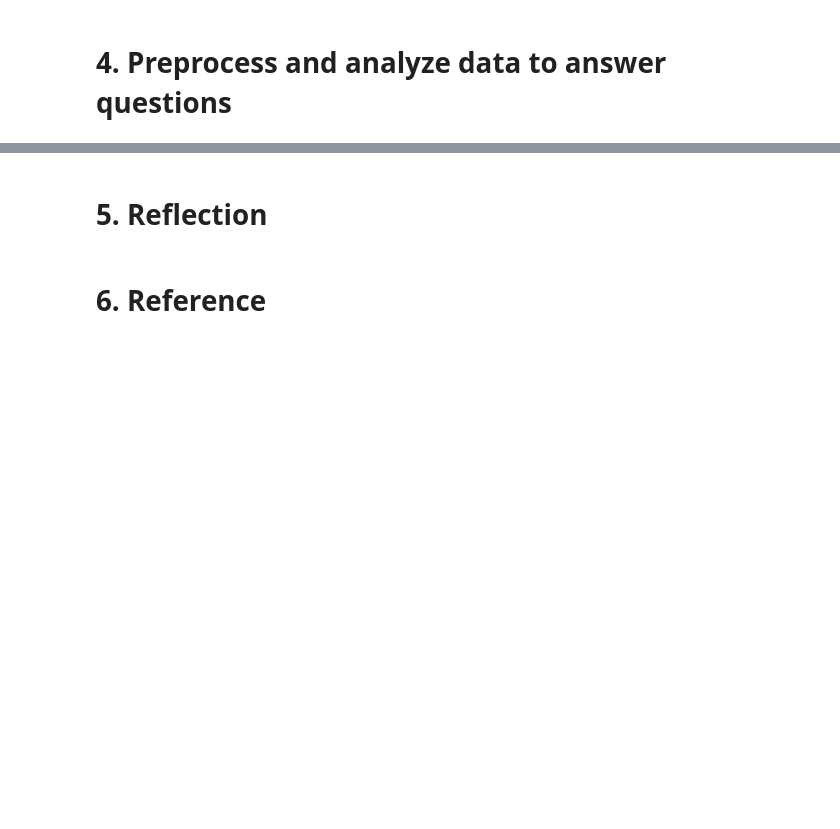
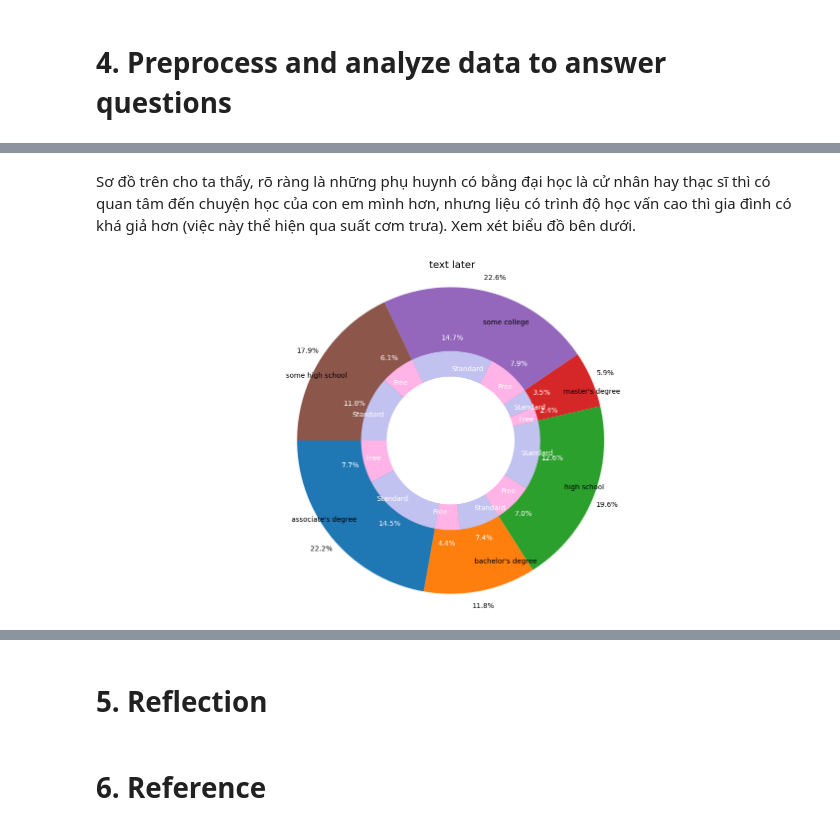
Before and after one commit to PNTAN19/LTKHDL, a Jupyter notebook: Students_Performance.ipynb, the cells around one changed output, grey strips where cells are left out. Saved outputs shown, nothing was run; the diff lists cells and outputs as text; code cells hidden in the pictures; blank space fills up the shorter version.

```diff
--- a/Students_Performance.ipynb
+++ b/Students_Performance.ipynb
@@ -430,0 +365,42 @@ plt.show()
+# %% [markdown]
+Sơ đồ trên cho ta thấy, rõ ràng là những phụ huynh có bằng đại học là cử nhân hay thạc sĩ thì có quan tâm đến chuyện học của con em mình hơn, nhưng liệu có trình độ học vấn cao thì gia đình có khá giả hơn (việc này thể hiện qua suất cơm trưa). Xem xét biểu đồ bên dưới.
+# %%
+plt.figure(figsize=(20, 10))
+gpa_counts = pd.crosstab(df["parental level of education"], df["lunch"])
+totals_labels = gpa_counts.index
+totals = gpa_counts.values.sum(axis=1)
+by_gender = gpa_counts.values.flatten()
+by_gender_labels = len(gpa_counts) * ["Free", "Standard"]
+
+by_gender_colors = len(gpa_counts) * ['#ffb3e6', '#c2c2f0']
+explode = (0.3,0.3,0.3,0.3,0.3)
+
+plt.pie(totals,
+        labels=totals_labels,
+        autopct='%1.1f%%',
+        pctdistance=1.1,
+        labeldistance=0.8,
+        startangle=180,
+        textprops={'fontsize': 14},
+        radius=12)
+plt.pie(by_gender,
+        labels=by_gender_labels,
+        colors=by_gender_colors,
+        autopct='%1.1f%%',
+        pctdistance=1.15,
+        labeldistance=0.8,
+        startangle=180,
+        textprops={'fontsize': 14, 'color': 'white'},
+        radius=7)
+
+centre_circle = plt.Circle((0,0), 5, color='black', fc='white',linewidth=0)
+fig = plt.gcf()
+fig.gca().add_artist(centre_circle)
+
+plt.title(f'text later', fontsize=20)
+
+plt.axis('equal')
+plt.tight_layout()
+plt.show()
+# %% [output]
+[figure, added]
```
Also changed, not shown: parts of 17 cells of this notebook.
